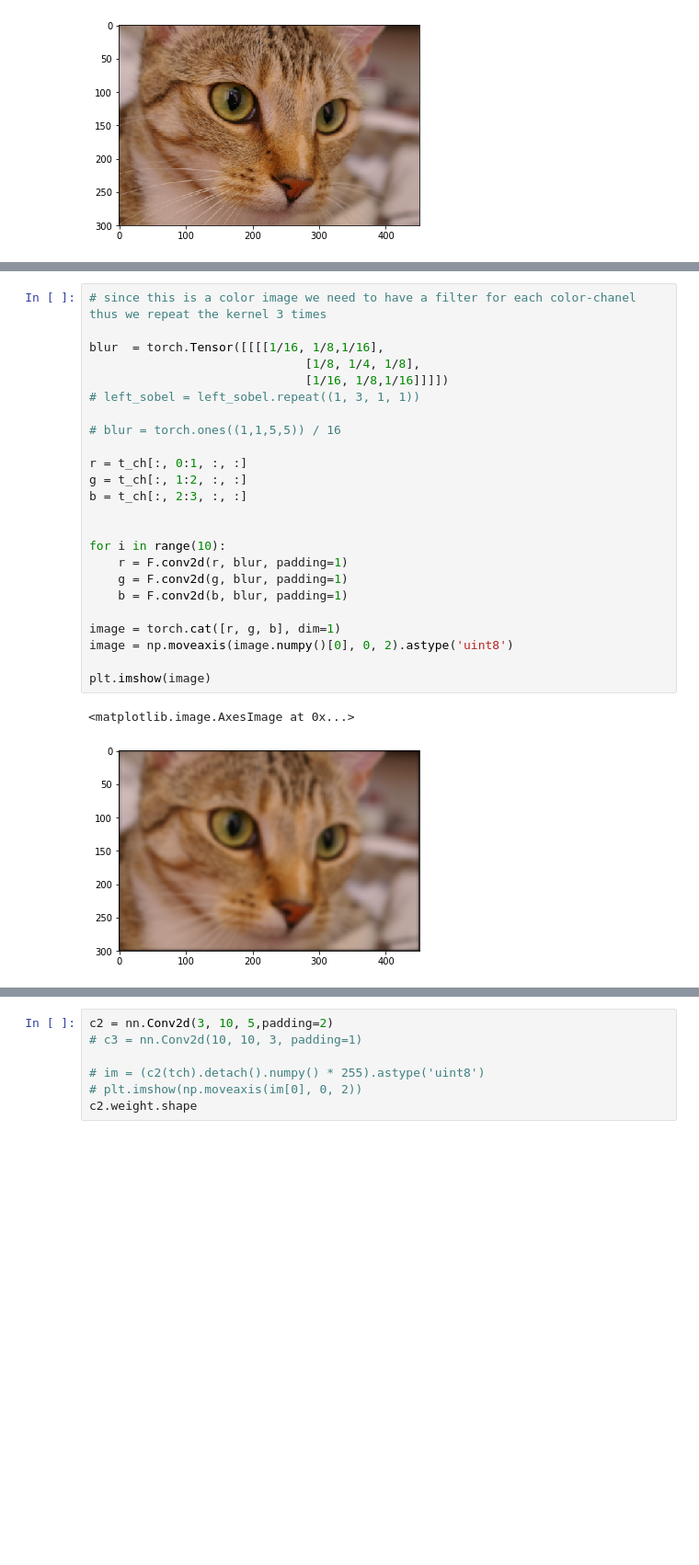
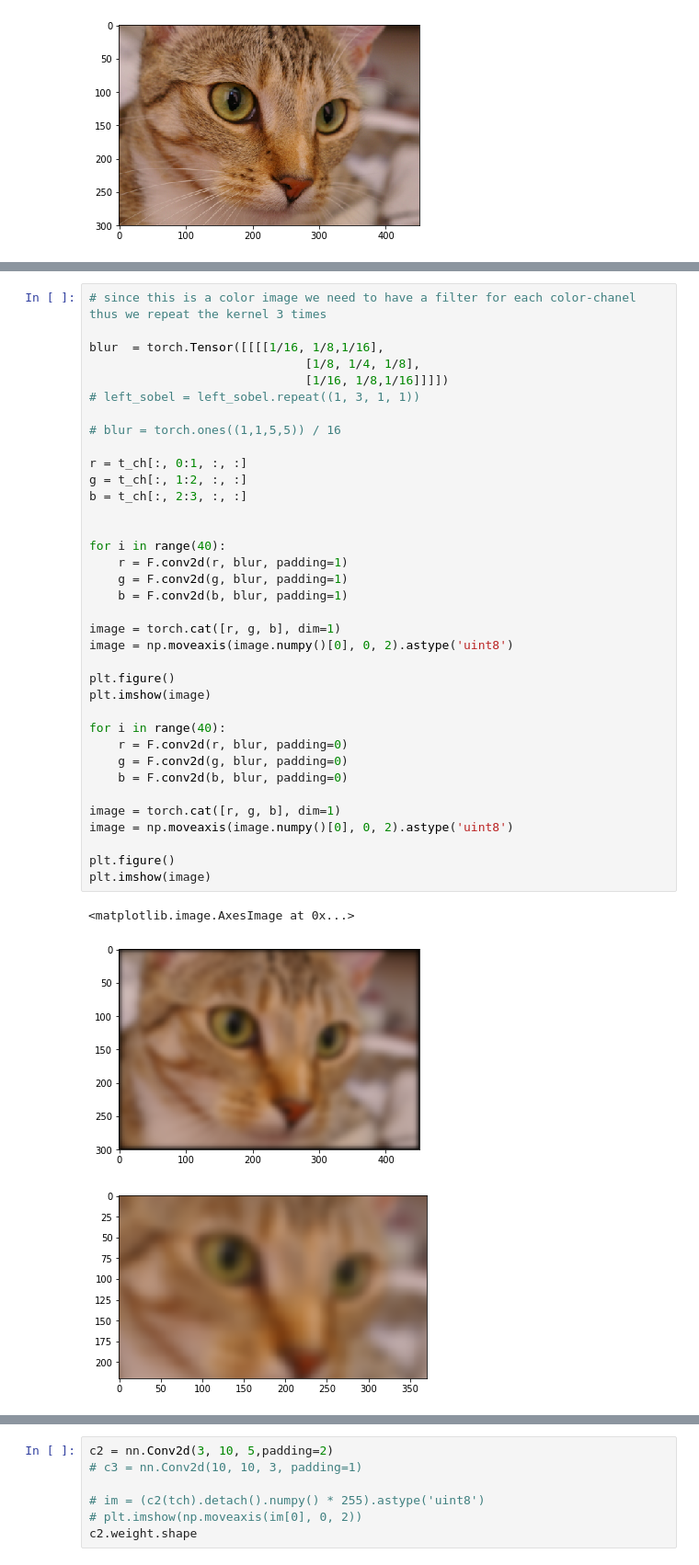
Before and after one commit to i008/dsr-pytorch, a Jupyter notebook: 4-convolutions.ipynb, the cells around one changed output, grey strips where cells are left out. Shown at 92% size. Cells and saved outputs as stored; diff of their text form; blank space fills up the shorter version.

```diff
--- a/4-convolutions.ipynb
+++ b/4-convolutions.ipynb
@@ -98,30 +88,43 @@ torch.Size([1, 3, 300, 451])
 # %%
 # since this is a color image we need to have a filter for each color-chanel thus we repeat the kernel 3 times
 
 blur  = torch.Tensor([[[[1/16, 1/8,1/16],
                               [1/8, 1/4, 1/8],
                               [1/16, 1/8,1/16]]]])
 # left_sobel = left_sobel.repeat((1, 3, 1, 1))
 
 # blur = torch.ones((1,1,5,5)) / 16
 
 r = t_ch[:, 0:1, :, :]
 g = t_ch[:, 1:2, :, :]
 b = t_ch[:, 2:3, :, :]
 
 
-for i in range(10):
+for i in range(40):
     r = F.conv2d(r, blur, padding=1)
     g = F.conv2d(g, blur, padding=1)
     b = F.conv2d(b, blur, padding=1)
 
 image = torch.cat([r, g, b], dim=1)
 image = np.moveaxis(image.numpy()[0], 0, 2).astype('uint8')
 
+plt.figure()
 plt.imshow(image)
+
+for i in range(40):
+    r = F.conv2d(r, blur, padding=0)
+    g = F.conv2d(g, blur, padding=0)
+    b = F.conv2d(b, blur, padding=0)
+
+image = torch.cat([r, g, b], dim=1)
+image = np.moveaxis(image.numpy()[0], 0, 2).astype('uint8')
+
+plt.figure()
+plt.imshow(image)
 # %% [output]
 <matplotlib.image.AxesImage at 0x...>
 [figure]
+[figure, added]
 # %%
 blur
 # %% [output]
```
Also changed, not shown: parts of 8 cells of this notebook, 51 other files.
